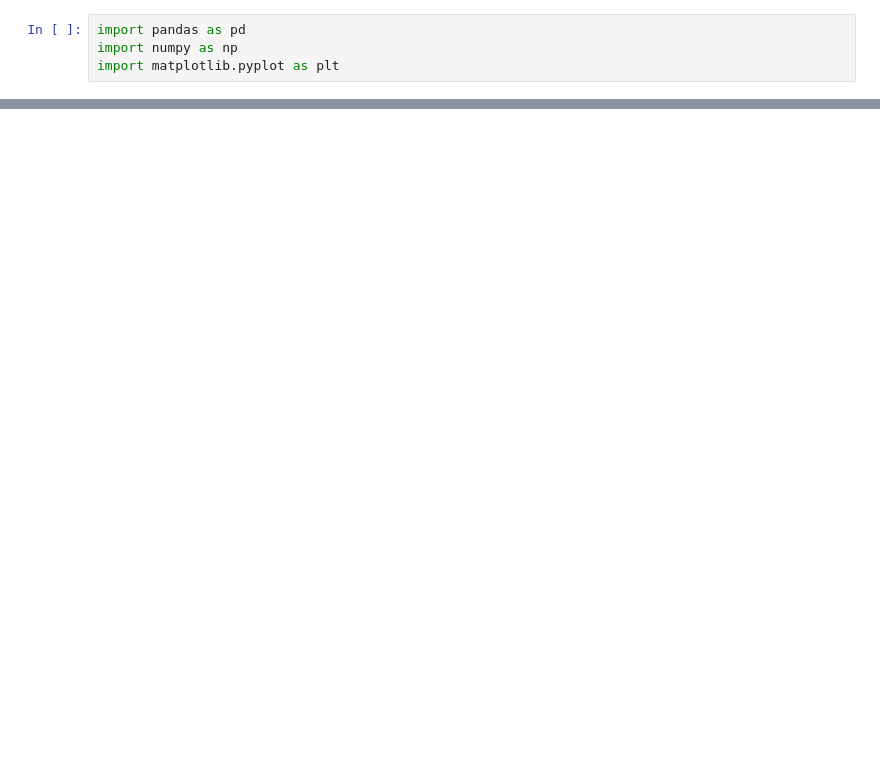
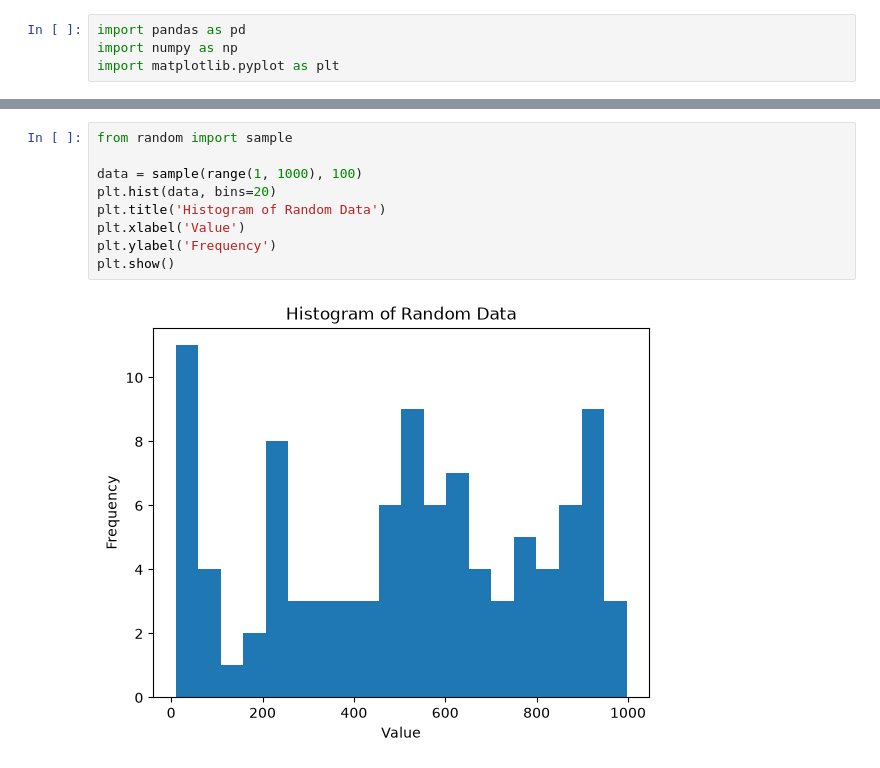
Before and after one commit to pratham1659/DSA-In-Python-GenAI, a Jupyter notebook: 02_DataScience/03_DataVisualization/02_Matplotlib.ipynb, the cells around one changed output, grey strips where cells are left out. Cells and saved outputs as stored; diff of their text form; blank space fills up the shorter version.

```diff
--- a/02_DataScience/03_DataVisualization/02_Matplotlib.ipynb
+++ b/02_DataScience/03_DataVisualization/02_Matplotlib.ipynb
@@ -192,0 +121,11 @@ ax.plot(xaxis, xaxis+16, color="purple", lw=1, ls='-', marker='s', markersize=8,
+# %%
+from random import sample
+
+data = sample(range(1, 1000), 100)
+plt.hist(data, bins=20)
+plt.title('Histogram of Random Data')
+plt.xlabel('Value')
+plt.ylabel('Frequency')
+plt.show()
+# %% [output]
+[figure, added]
```
Also changed, not shown: parts of 65 cells of this notebook, 5 other files.
